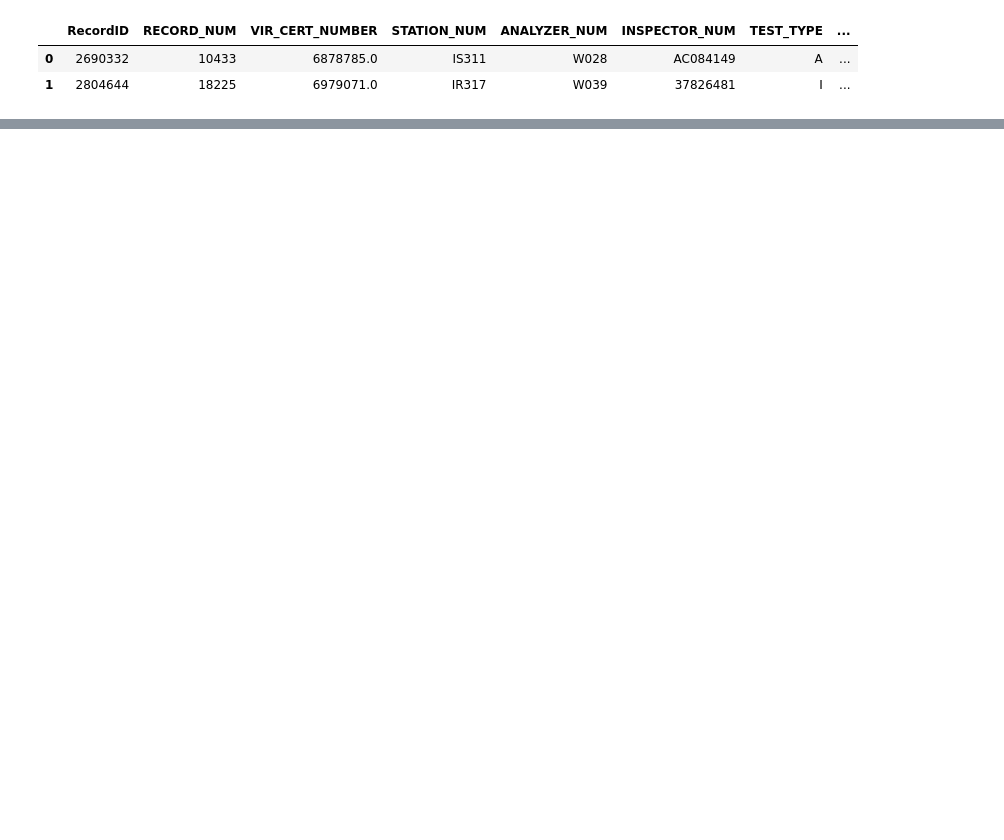
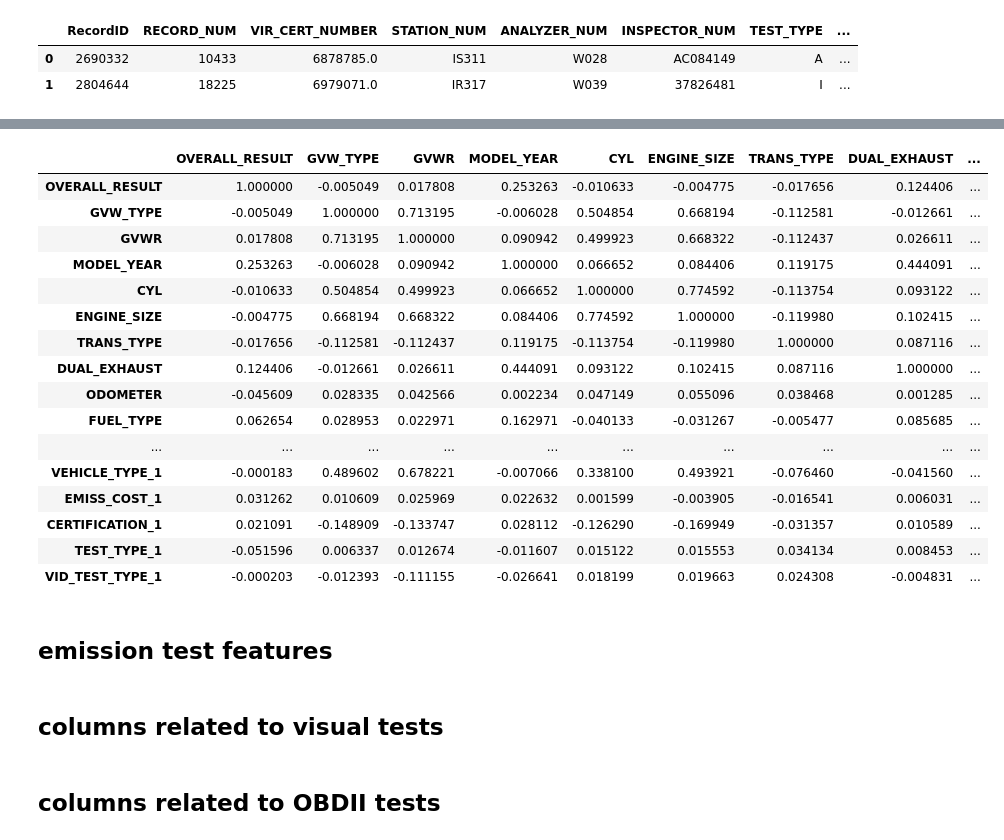
Before and after one commit to hanbo-e/wimlds_emissions, a Jupyter notebook: data_exploration_guli.ipynb, the cells around one changed output, grey strips where cells are left out. Drawn from its saved outputs; the diff is of its cells as text; code cells hidden in the pictures; blank space fills up the shorter version.

```diff
--- a/data_exploration_guli.ipynb
+++ b/data_exploration_guli.ipynb
@@ -28,0 +508,7 @@ print(cols[95:])
+# %%
+# merge historical data once on VIN
+df3 = df2.reset_index()
+df4 = df2.drop(columns=['MODEL_YEAR', 'MAKE', 'MODEL']).reset_index()
+merge = pd.merge(df3, df4, how='left', on='VIN', suffixes=(None, '_1'))
+
+print(merge.shape)
@@ -28,0 +517,11 @@ print(cols[95:])
+# %%
+# add a helper column
+merge['DELTA'] = merge['TEST_DATE']-merge['TEST_DATE_1']
+print(merge.shape)
+
+# only keep the entries where TEST_DATE_1 is earlier than TEST_DATE
+merge = merge[merge.DELTA > timedelta(days=0)]
+merge.reset_index(drop=True, inplace=True)
+print(merge.shape)
+
+merge.DELTA.describe()
@@ -28,0 +547,6 @@ print(cols[95:])
+# %%
+# for each RecordID only keep most recent record as previous testing record
+df_hist = merge.loc[merge.groupby('RecordID')['DELTA'].idxmin(), :]
+df_hist.set_index('RecordID', inplace=True)
+print(df_hist.shape)
+df_hist.head(5)
@@ -28,0 +565,5 @@ print(cols[95:])
+# %%
+# stack df1 and df_hist
+updated_df2 = pd.concat([df1, df_hist])
+print(updated_df2.shape)
+updated_df2.sort_index().tail()
@@ -28,0 +579,22 @@ print(cols[95:])
+# %%
+updated_df2.corr().style.background_gradient(axis=None, cmap='coolwarm')
+# %% [output]
+|  | OVERALL_RESULT | GVW_TYPE | GVWR | MODEL_YEAR | CYL | ENGINE_SIZE | TRANS_TYPE | DUAL_EXHAUST | ... |
+| OVERALL_RESULT | 1.000000 | -0.005049 | 0.017808 | 0.253263 | -0.010633 | -0.004775 | -0.017656 | 0.124406 | ... |
+| GVW_TYPE | -0.005049 | 1.000000 | 0.713195 | -0.006028 | 0.504854 | 0.668194 | -0.112581 | -0.012661 | ... |
+| GVWR | 0.017808 | 0.713195 | 1.000000 | 0.090942 | 0.499923 | 0.668322 | -0.112437 | 0.026611 | ... |
+| MODEL_YEAR | 0.253263 | -0.006028 | 0.090942 | 1.000000 | 0.066652 | 0.084406 | 0.119175 | 0.444091 | ... |
+| CYL | -0.010633 | 0.504854 | 0.499923 | 0.066652 | 1.000000 | 0.774592 | -0.113754 | 0.093122 | ... |
+| ENGINE_SIZE | -0.004775 | 0.668194 | 0.668322 | 0.084406 | 0.774592 | 1.000000 | -0.119980 | 0.102415 | ... |
+| TRANS_TYPE | -0.017656 | -0.112581 | -0.112437 | 0.119175 | -0.113754 | -0.119980 | 1.000000 | 0.087116 | ... |
+| DUAL_EXHAUST | 0.124406 | -0.012661 | 0.026611 | 0.444091 | 0.093122 | 0.102415 | 0.087116 | 1.000000 | ... |
+| ODOMETER | -0.045609 | 0.028335 | 0.042566 | 0.002234 | 0.047149 | 0.055096 | 0.038468 | 0.001285 | ... |
+| FUEL_TYPE | 0.062654 | 0.028953 | 0.022971 | 0.162971 | -0.040133 | -0.031267 | -0.005477 | 0.085685 | ... |
+| ... | ... | ... | ... | ... | ... | ... | ... | ... | ... |
+| VEHICLE_TYPE_1 | -0.000183 | 0.489602 | 0.678221 | -0.007066 | 0.338100 | 0.493921 | -0.076460 | -0.041560 | ... |
+| EMISS_COST_1 | 0.031262 | 0.010609 | 0.025969 | 0.022632 | 0.001599 | -0.003905 | -0.016541 | 0.006031 | ... |
+| CERTIFICATION_1 | 0.021091 | -0.148909 | -0.133747 | 0.028112 | -0.126290 | -0.169949 | -0.031357 | 0.010589 | ... |
+| TEST_TYPE_1 | -0.051596 | 0.006337 | 0.012674 | -0.011607 | 0.015122 | 0.015553 | 0.034134 | 0.008453 | ... |
+| VID_TEST_TYPE_1 | -0.000203 | -0.012393 | -0.111155 | -0.026641 | 0.018199 | 0.019663 | 0.024308 | -0.004831 | ... |
+# %% [markdown]
+## emission test features
@@ -28,0 +611,2 @@ print(cols[95:])
+# %% [markdown]
+## columns related to visual tests
@@ -28,0 +620,2 @@ print(cols[95:])
+# %% [markdown]
+## columns related to OBDII tests
```
Also changed, not shown: parts of 68 cells of this notebook.
